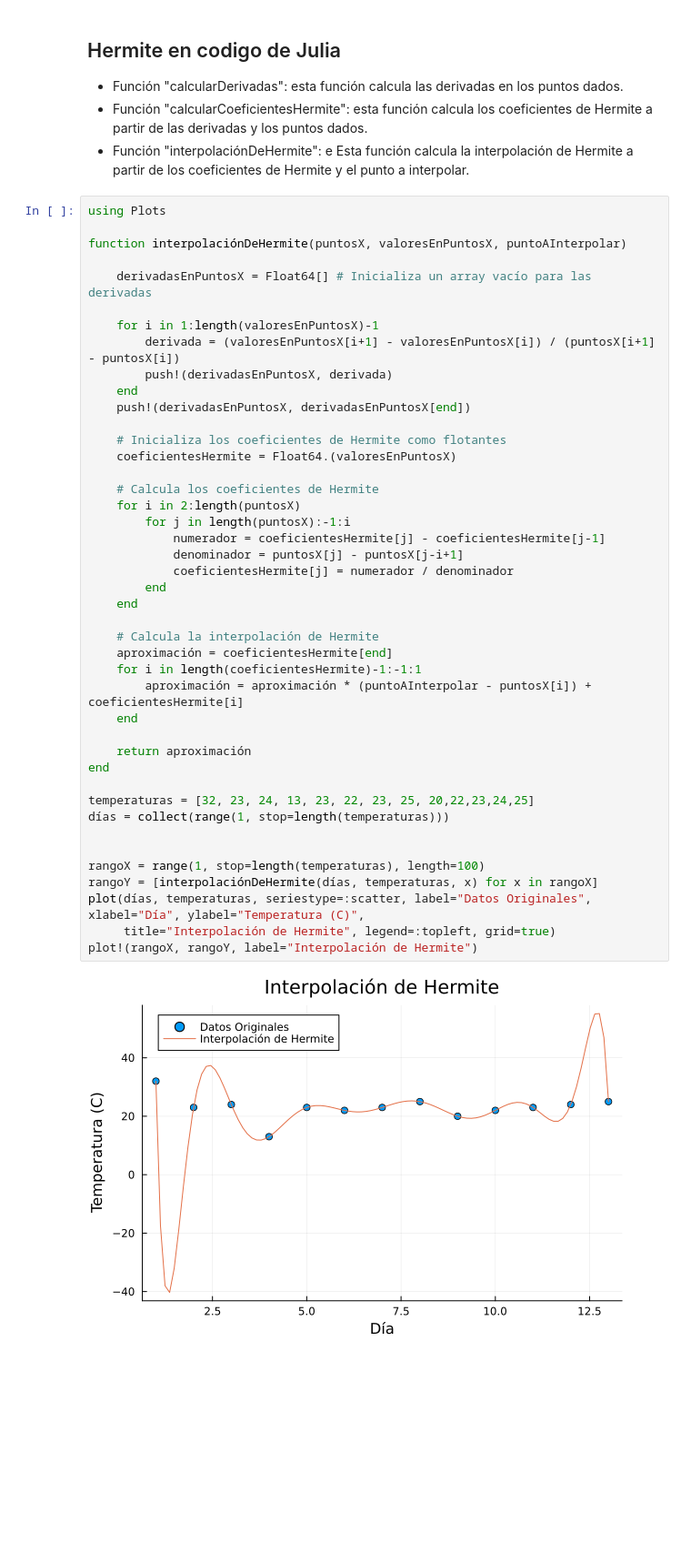
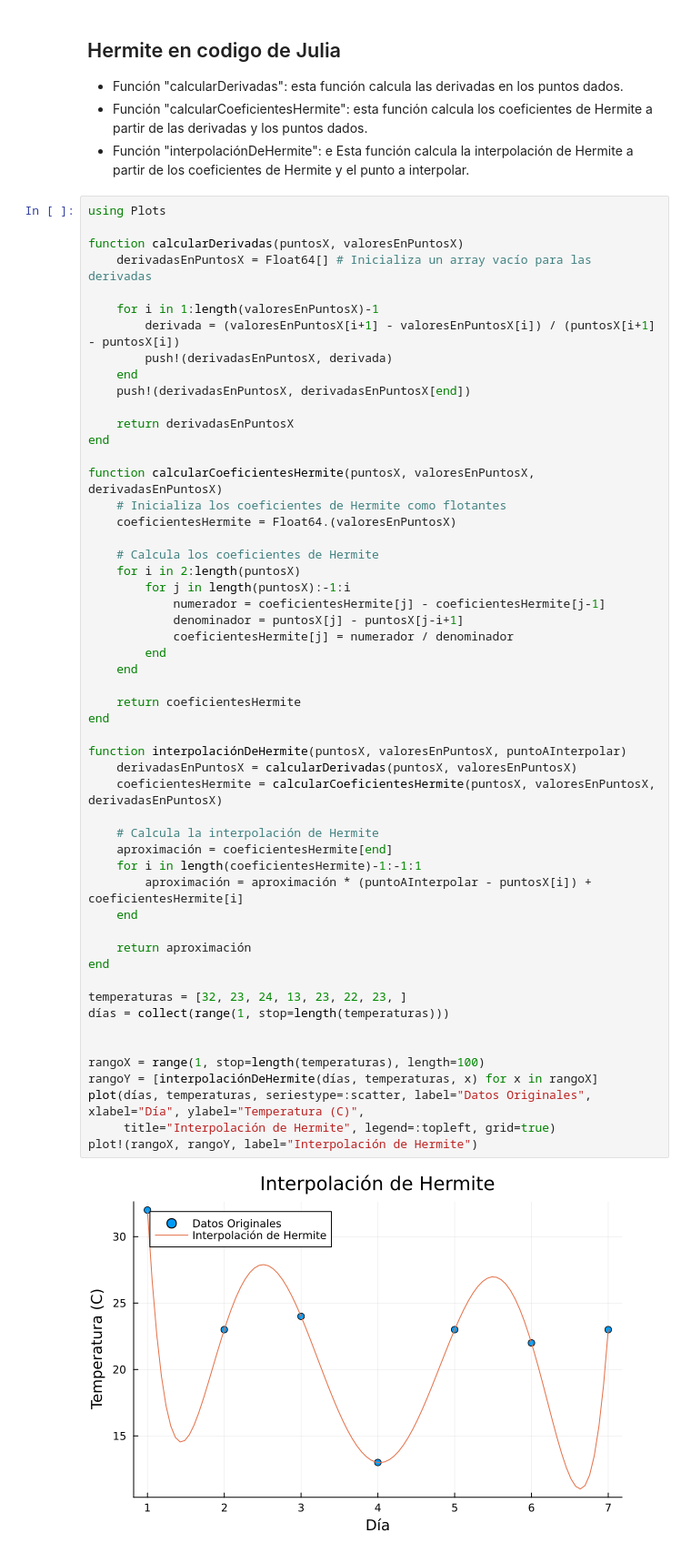
Before and after one commit to fcheskagm/Calculo-Numerico-Grupal, a Jupyter notebook: Int_Hermite.ipynb, the cells around one changed output. Shown at 91% size. Drawn from its saved outputs; the diff is of its cells as text; blank space fills up the shorter version.

Commit message:
Agregando Interpolacion de Hermite(El que es)

```diff
--- a/Int_Hermite.ipynb
+++ b/Int_Hermite.ipynb
@@ -57,8 +57,7 @@ Esta función calcula la interpolación de Hermite a partir de los coeficientes
 # %%
 using Plots
 
-function interpolaciónDeHermite(puntosX, valoresEnPuntosX, puntoAInterpolar)
-
+function calcularDerivadas(puntosX, valoresEnPuntosX)
     derivadasEnPuntosX = Float64[] # Inicializa un array vacío para las derivadas
 
     for i in 1:length(valoresEnPuntosX)-1
@@ -67,35 +66,46 @@ function interpolaciónDeHermite(puntosX, valoresEnPuntosX, puntoAInterpolar)
     end
     push!(derivadasEnPuntosX, derivadasEnPuntosX[end])
 
+    return derivadasEnPuntosX
+end
+
+function calcularCoeficientesHermite(puntosX, valoresEnPuntosX, derivadasEnPuntosX)
     # Inicializa los coeficientes de Hermite como flotantes
     coeficientesHermite = Float64.(valoresEnPuntosX)
 
     # Calcula los coeficientes de Hermite
     for i in 2:length(puntosX)
         for j in length(puntosX):-1:i
             numerador = coeficientesHermite[j] - coeficientesHermite[j-1]
             denominador = puntosX[j] - puntosX[j-i+1]
             coeficientesHermite[j] = numerador / denominador
         end
     end
 
+    return coeficientesHermite
+end
+
+function interpolaciónDeHermite(puntosX, valoresEnPuntosX, puntoAInterpolar)
+    derivadasEnPuntosX = calcularDerivadas(puntosX, valoresEnPuntosX)
+    coeficientesHermite = calcularCoeficientesHermite(puntosX, valoresEnPuntosX, derivadasEnPuntosX)
+
     # Calcula la interpolación de Hermite
     aproximación = coeficientesHermite[end]
     for i in length(coeficientesHermite)-1:-1:1
         aproximación = aproximación * (puntoAInterpolar - puntosX[i]) + coeficientesHermite[i]
     end
 
     return aproximación
 end
 
-temperaturas = [32, 23, 24, 13, 23, 22, 23, 25, 20,22,23,24,25]
+temperaturas = [32, 23, 24, 13, 23, 22, 23, ]
 días = collect(range(1, stop=length(temperaturas)))
 
 
 rangoX = range(1, stop=length(temperaturas), length=100)
 rangoY = [interpolaciónDeHermite(días, temperaturas, x) for x in rangoX]
 plot(días, temperaturas, seriestype=:scatter, label="Datos Originales", xlabel="Día", ylabel="Temperatura (C)",
      title="Interpolación de Hermite", legend=:topleft, grid=true)
 plot!(rangoX, rangoY, label="Interpolación de Hermite")
 # %% [output]
-[figure, old version]
+[figure, new version]
```
